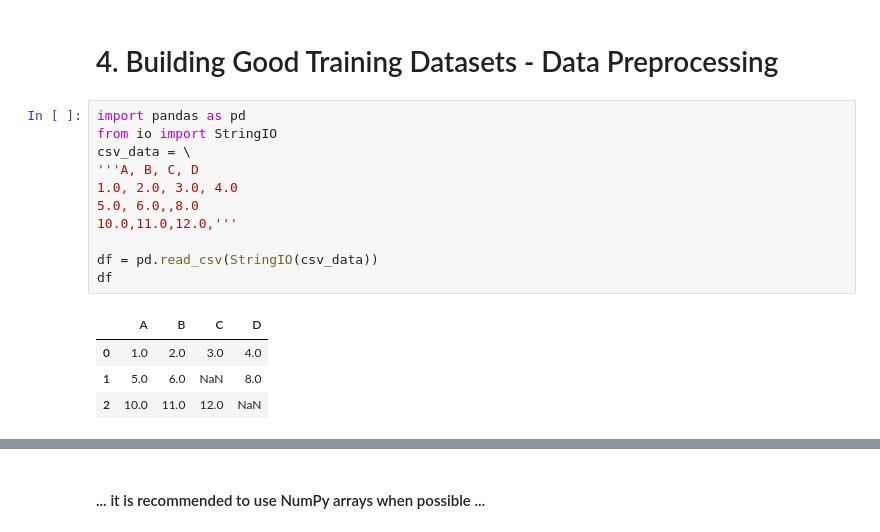
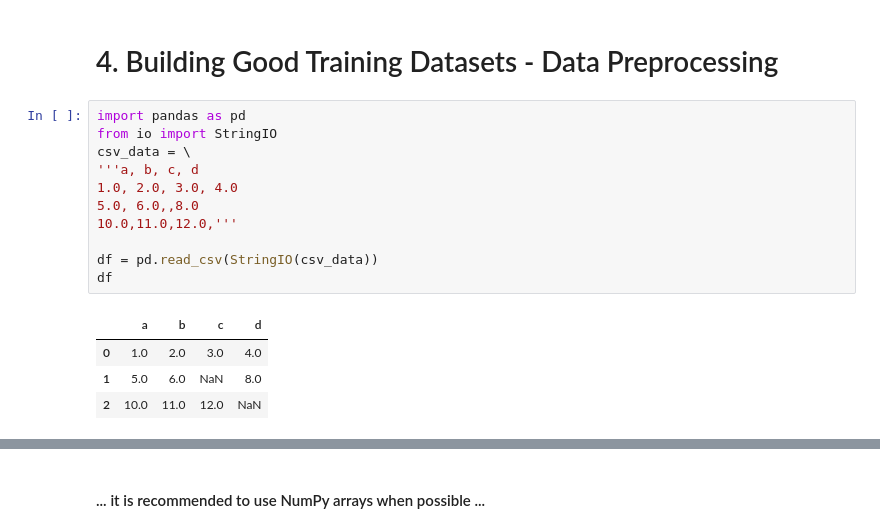
Before and after one commit to shokirovnozir/ML, a Jupyter notebook: pythonML.ipynb, the cells around one changed output, grey strips where cells are left out. Saved outputs shown, nothing was run; the diff lists cells and outputs as text.

```diff
--- a/pythonML.ipynb
+++ b/pythonML.ipynb
@@ -1015,16 +1015,16 @@ plt.show()
 # %%
 import pandas as pd
 from io import StringIO
 csv_data = \
-'''A, B, C, D
+'''a, b, c, d
 1.0, 2.0, 3.0, 4.0
 5.0, 6.0,,8.0
 10.0,11.0,12.0,'''
 
 df = pd.read_csv(StringIO(csv_data))
 df
 # %% [output]
-|  | A | B | C | D |
+|  | a | b | c | d |
 | 0 | 1.0 | 2.0 | 3.0 | 4.0 |
 | 1 | 5.0 | 6.0 | NaN | 8.0 |
 | 2 | 10.0 | 11.0 | 12.0 | NaN |
```
Also changed, not shown: parts of 9 cells of this notebook.
